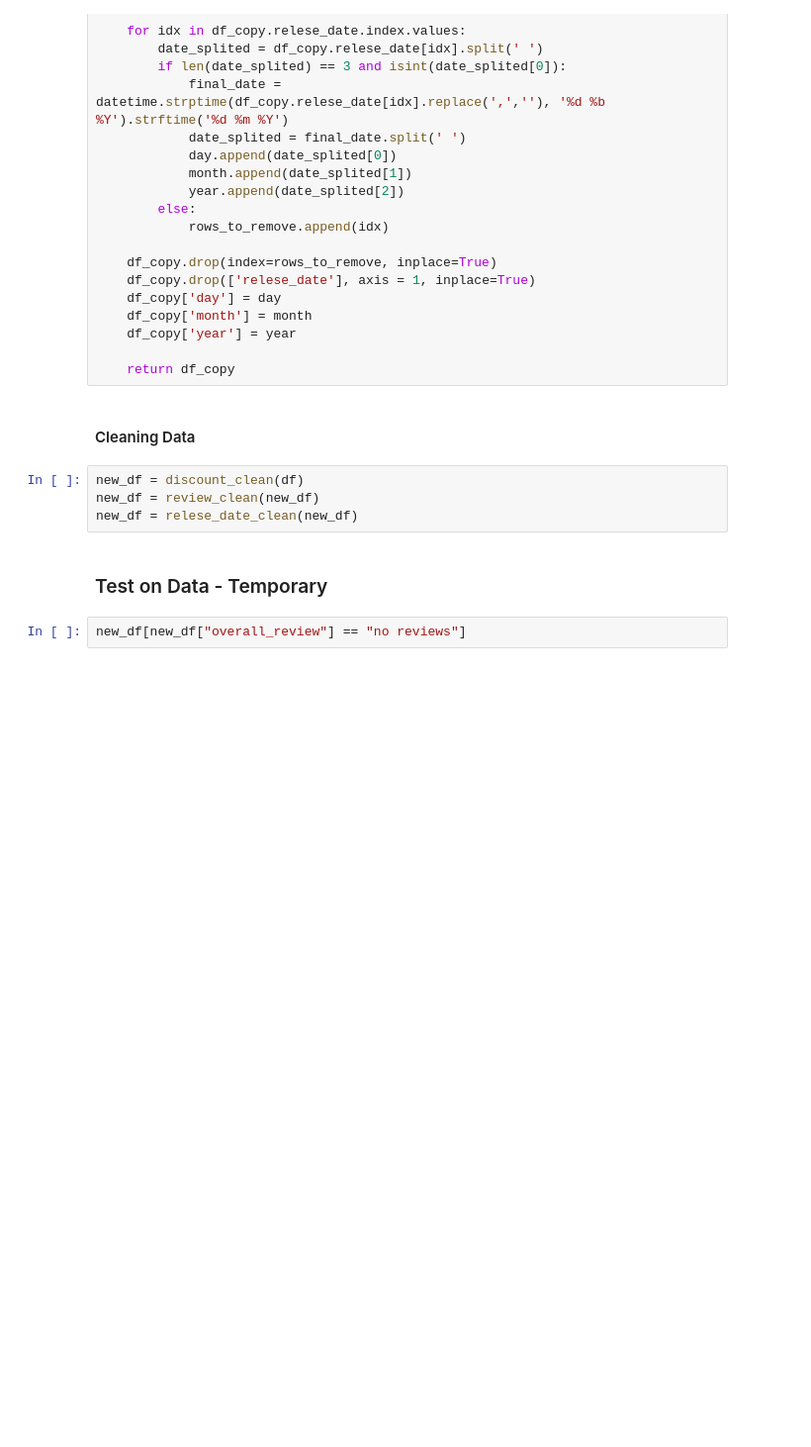
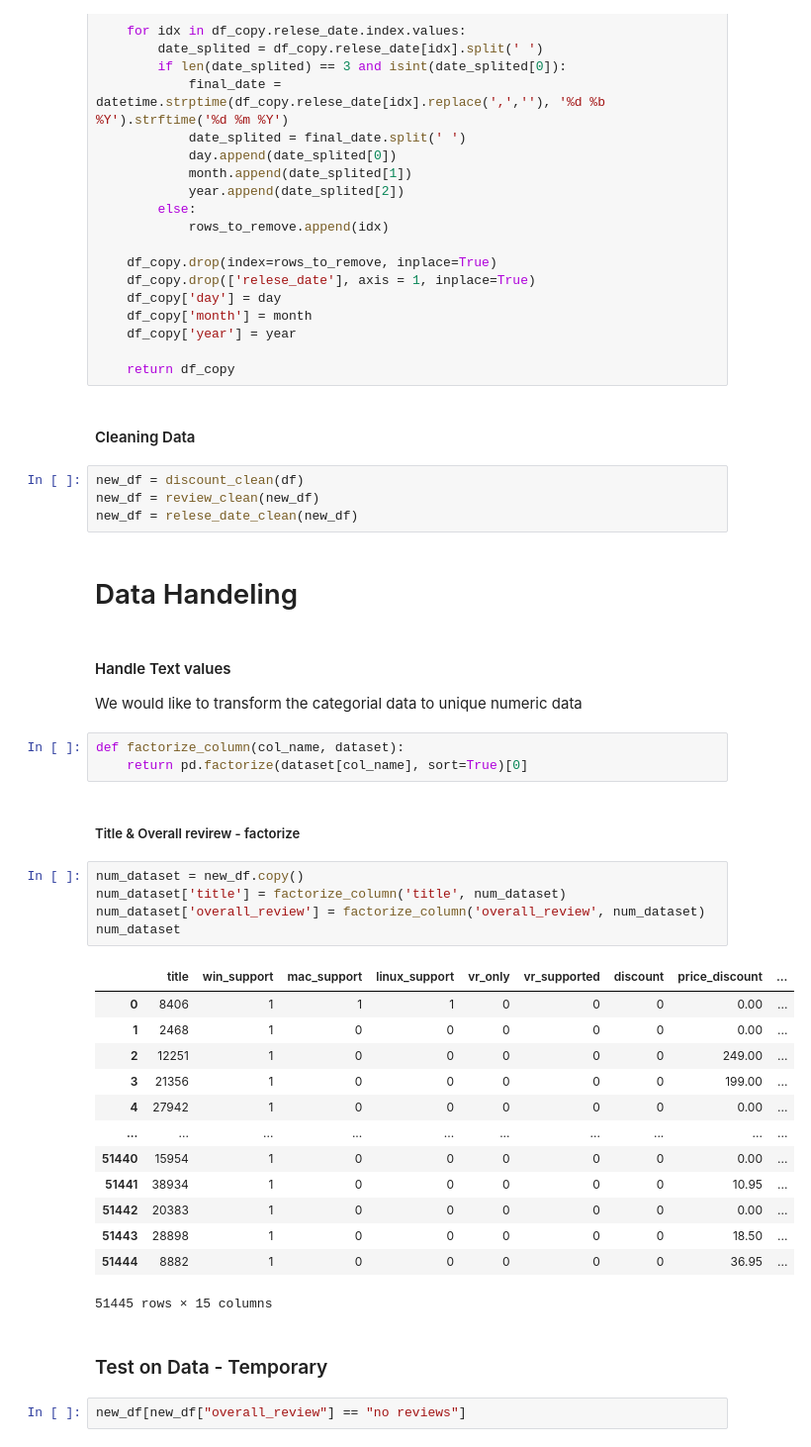
Before and after one commit to YuvalAvishid/Game_Discount_Predictor, a Jupyter notebook: Game_On_Sale.ipynb, the cells around one changed output. Shown at 99% size. Drawn from its saved outputs; the diff is of its cells as text; blank space fills up the shorter version.

Commit message:
Update Game_On_Sale.ipynb
factorize title and overall reviews columns

```diff
--- a/Game_On_Sale.ipynb
+++ b/Game_On_Sale.ipynb
@@ -307,6 +307,35 @@ def relese_date_clean(df : pd.DataFrame):
 new_df = discount_clean(df)
 new_df = review_clean(new_df)
 new_df = relese_date_clean(new_df)
+# %% [markdown]
+# Data Handeling
+# %% [markdown]
+#### Handle Text values
+We would like to transform the categorial data to unique numeric data
+# %%
+def factorize_column(col_name, dataset):
+    return pd.factorize(dataset[col_name], sort=True)[0]
+# %% [markdown]
+##### Title & Overall revirew - factorize
+# %%
+num_dataset = new_df.copy()
+num_dataset['title'] = factorize_column('title', num_dataset)
+num_dataset['overall_review'] = factorize_column('overall_review', num_dataset)
+num_dataset
+# %% [output]
+|  | title | win_support | mac_support | linux_support | vr_only | vr_supported | discount | price_discount | ... |
+| 0 | 8406 | 1 | 1 | 1 | 0 | 0 | 0 | 0.00 | ... |
+| 1 | 2468 | 1 | 0 | 0 | 0 | 0 | 0 | 0.00 | ... |
+| 2 | 12251 | 1 | 0 | 0 | 0 | 0 | 0 | 249.00 | ... |
+| 3 | 21356 | 1 | 0 | 0 | 0 | 0 | 0 | 199.00 | ... |
+| 4 | 27942 | 1 | 0 | 0 | 0 | 0 | 0 | 0.00 | ... |
+| ... | ... | ... | ... | ... | ... | ... | ... | ... | ... |
+| 51440 | 15954 | 1 | 0 | 0 | 0 | 0 | 0 | 0.00 | ... |
+| 51441 | 38934 | 1 | 0 | 0 | 0 | 0 | 0 | 10.95 | ... |
+| 51442 | 20383 | 1 | 0 | 0 | 0 | 0 | 0 | 0.00 | ... |
+| 51443 | 28898 | 1 | 0 | 0 | 0 | 0 | 0 | 18.50 | ... |
+| 51444 | 8882 | 1 | 0 | 0 | 0 | 0 | 0 | 36.95 | ... |
+51445 rows × 15 columns
 # %% [markdown]
 ### Test on Data - Temporary
 # %%
```
Also changed, not shown: parts of 31 cells of this notebook.
